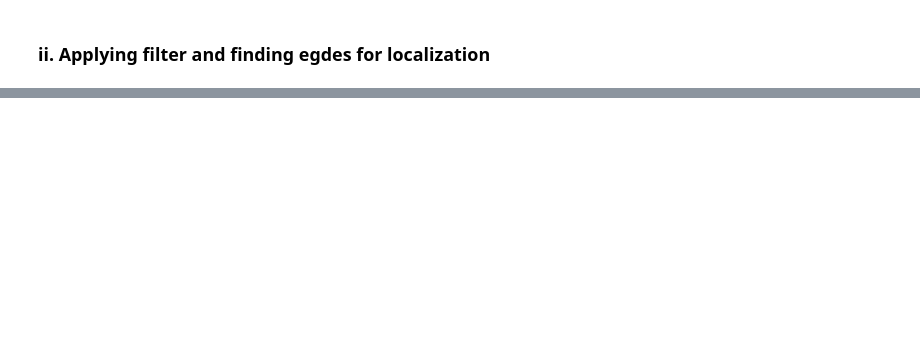
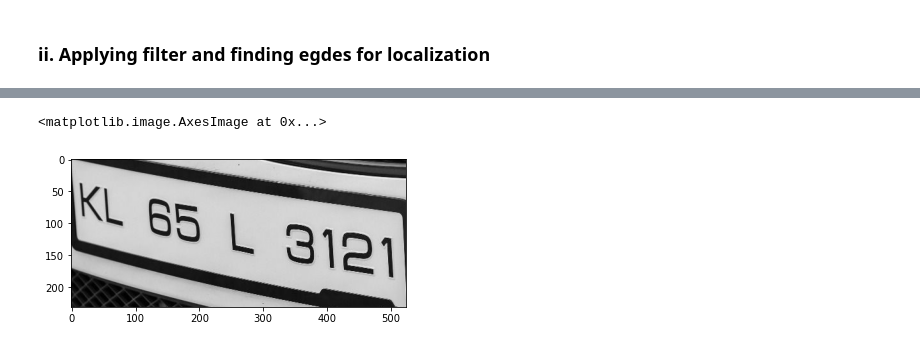
Before and after one commit to Muhammad-Usama-07/ObjectDetectionUsingPython, a Jupyter notebook: NumberPLatDetectionApp/NumPlatDetectionCode.ipynb, the cells around one changed output, grey strips where cells are left out. Cells and saved outputs as stored; diff of their text form; code cells hidden in the pictures; blank space fills up the shorter version.

```diff
--- a/NumberPLatDetectionApp/NumPlatDetectionCode.ipynb
+++ b/NumberPLatDetectionApp/NumPlatDetectionCode.ipynb
@@ -83,0 +159,10 @@ Parameters in cv2.Canny(image, threshold1, threshold2, apertureSize, L2gradient)
+# %%
+(x,y) = np.where(mask == 255)
+(x1, y1) = (np.min(x), np.min(y))
+(x2, y2) = (np.max(x), np.max(y))
+cropped_img = gray_img[x1:x2,y1:y2]
+# %%
+plt.imshow(cv2.cvtColor(cropped_img, cv2.COLOR_BGR2RGB))
+# %% [output]
+<matplotlib.image.AxesImage at 0x...>
+[figure, added]
```
Also changed, not shown: parts of 16 cells of this notebook, 8 other files.
